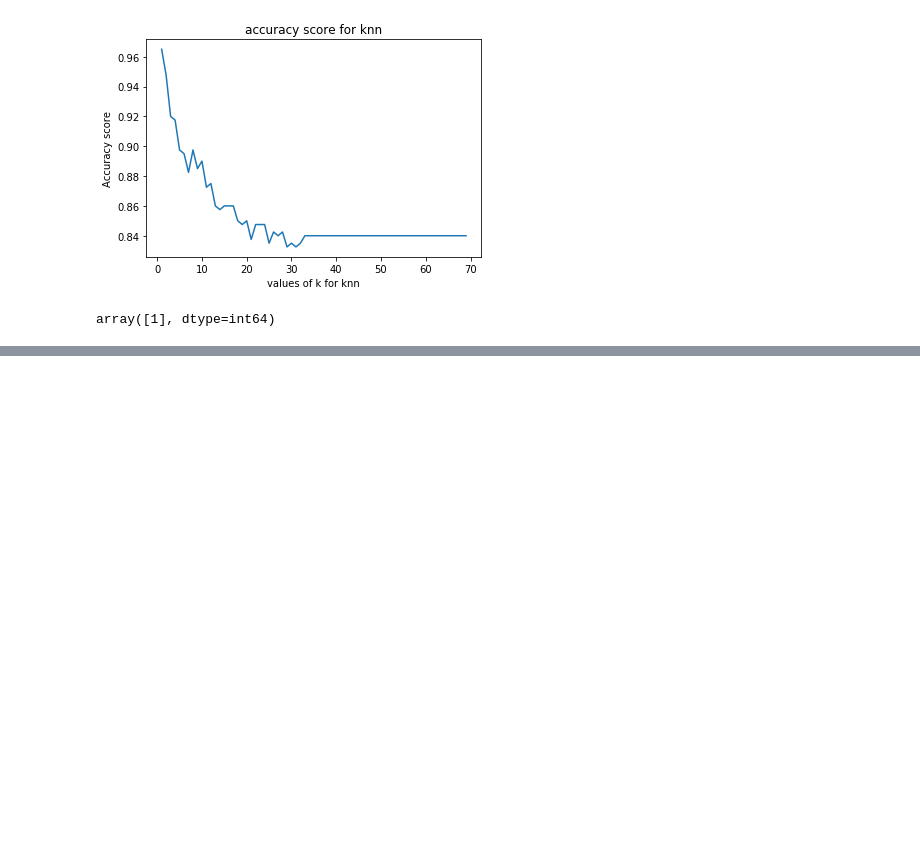
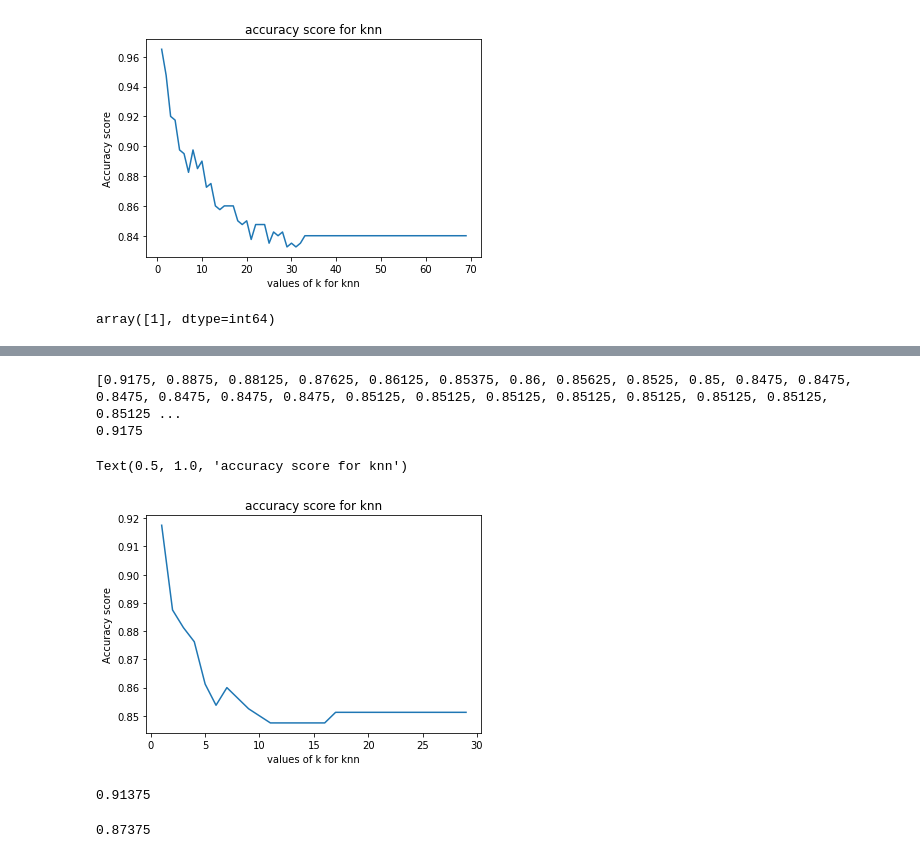
Before and after one commit to prasunaarumalla15/Accuracy-by-different-methods-in-ML, a Jupyter notebook: cancer machine model.ipynb, the cells around one changed output, grey strips where cells are left out. Drawn from its saved outputs; the diff is of its cells as text; code cells hidden in the pictures; blank space fills up the shorter version.

```diff
--- a/cancer machine model.ipynb
+++ b/cancer machine model.ipynb
@@ -192,0 +228,35 @@ array([1], dtype=int64)
+# %%
+x_train, x_test, y_train, y_test = train_test_split(x, y, test_size=0.8, random_state=5)
+# %%
+k_range=list(range(1,30))
+scores=[]
+for k in k_range:
+    knn=KNeighborsClassifier(n_neighbors=k)
+    knn.fit(x_train,y_train)
+    y_pred=knn.predict(x_test)
+    scores.append(metrics.accuracy_score(y_test,y_pred))
+print(scores)
+print(max(scores))
+plt.plot(k_range,scores)
+plt.xlabel('values of k for knn')
+plt.ylabel('Accuracy score')
+plt.title('accuracy score for knn')#plt.show()
+# %% [output]
+[0.9175, 0.8875, 0.88125, 0.87625, 0.86125, 0.85375, 0.86, 0.85625, 0.8525, 0.85, 0.8475, 0.8475, 0.8475, 0.8475, 0.8475, 0.8475, 0.85125, 0.85125, 0.85125, 0.85125, 0.85125, 0.85125, 0.85125, 0.85125 ...
+0.9175
+Text(0.5, 1.0, 'accuracy score for knn')
+[figure, added]
+# %%
+clf.fit(x_train,y_train)
+y_pred=clf.predict(x_test)
+score=accuracy_score(y_test,y_pred)
+score
+# %% [output]
+0.91375
+# %%
+svc_model.fit(x_train,y_train)
+y_pred=svc_model.predict(x_test)
+score=accuracy_score(y_test,y_pred)
+score
+# %% [output]
+0.87375
```
Also changed, not shown: parts of 5 cells of this notebook.
